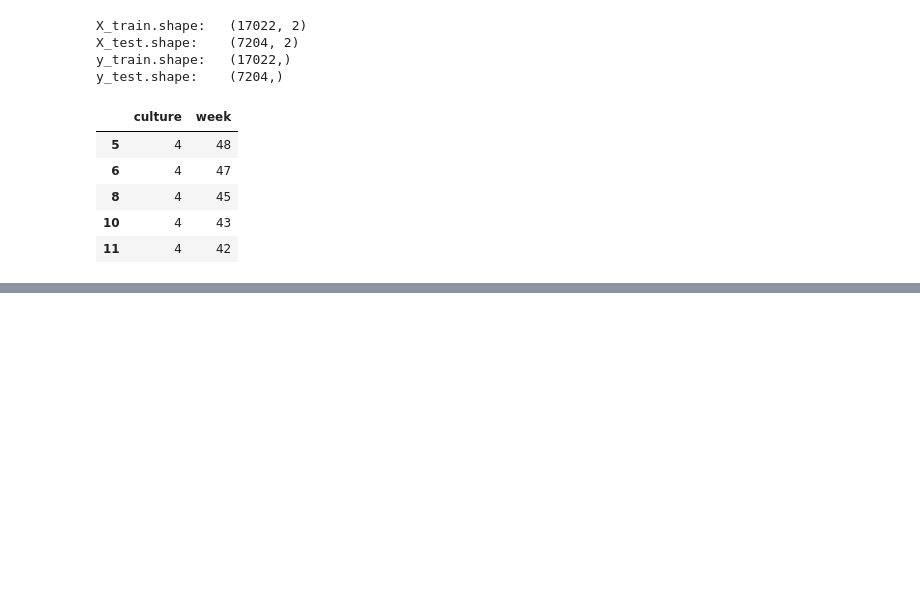
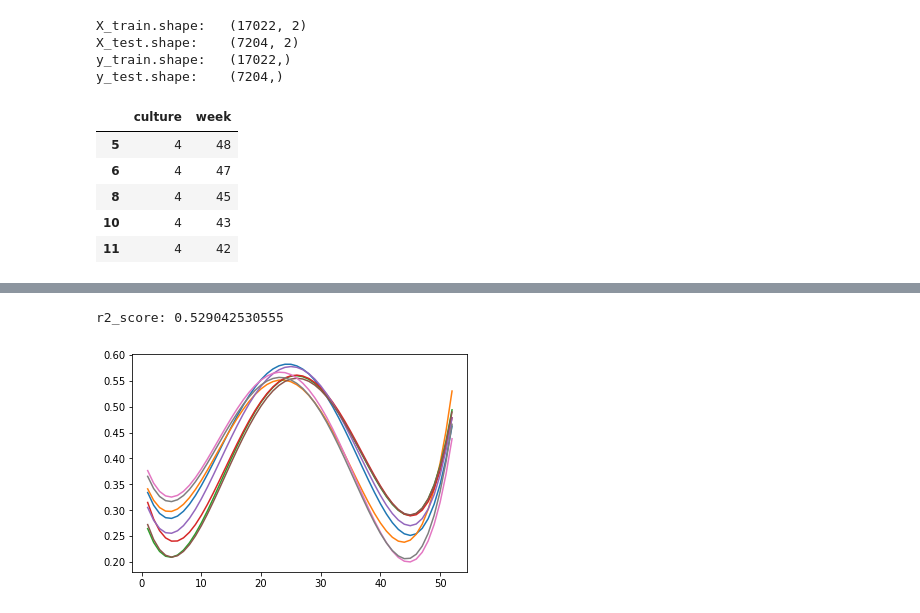
Before and after one commit to DFS-UCU/UkrainianAgriculture, a Jupyter notebook: notebooks/NDVIPrediction.ipynb, the cells around one changed output, grey strips where cells are left out. Drawn from its saved outputs; the diff is of its cells as text; code cells hidden in the pictures; blank space fills up the shorter version.

```diff
--- a/notebooks/NDVIPrediction.ipynb
+++ b/notebooks/NDVIPrediction.ipynb
@@ -174,0 +189,5 @@ NameError: name 'cullt15' is not defined
+# %%
+plot_ridge(degree=4)
+# %% [output]
+r2_score: 0.529042530555
+[figure, added]
```
Also changed, not shown: parts of 26 cells of this notebook.
